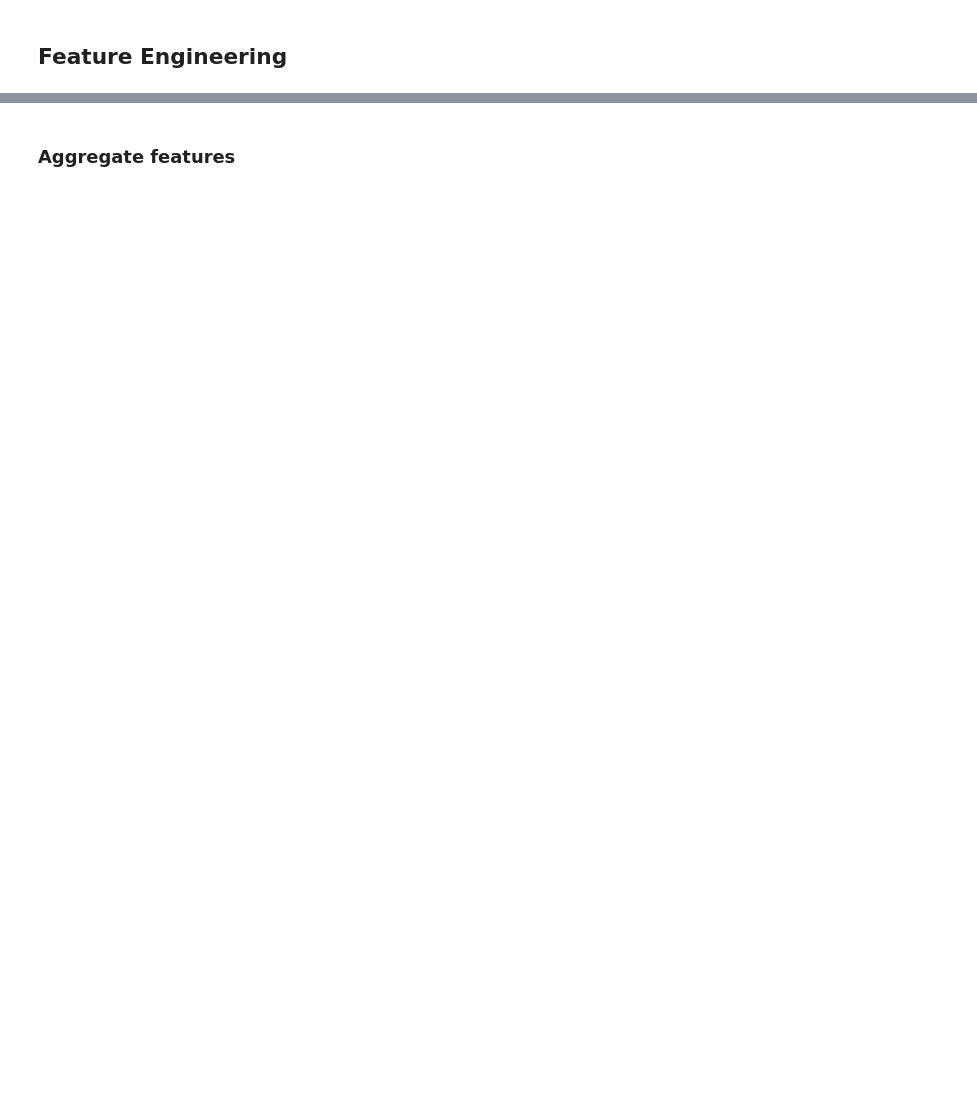
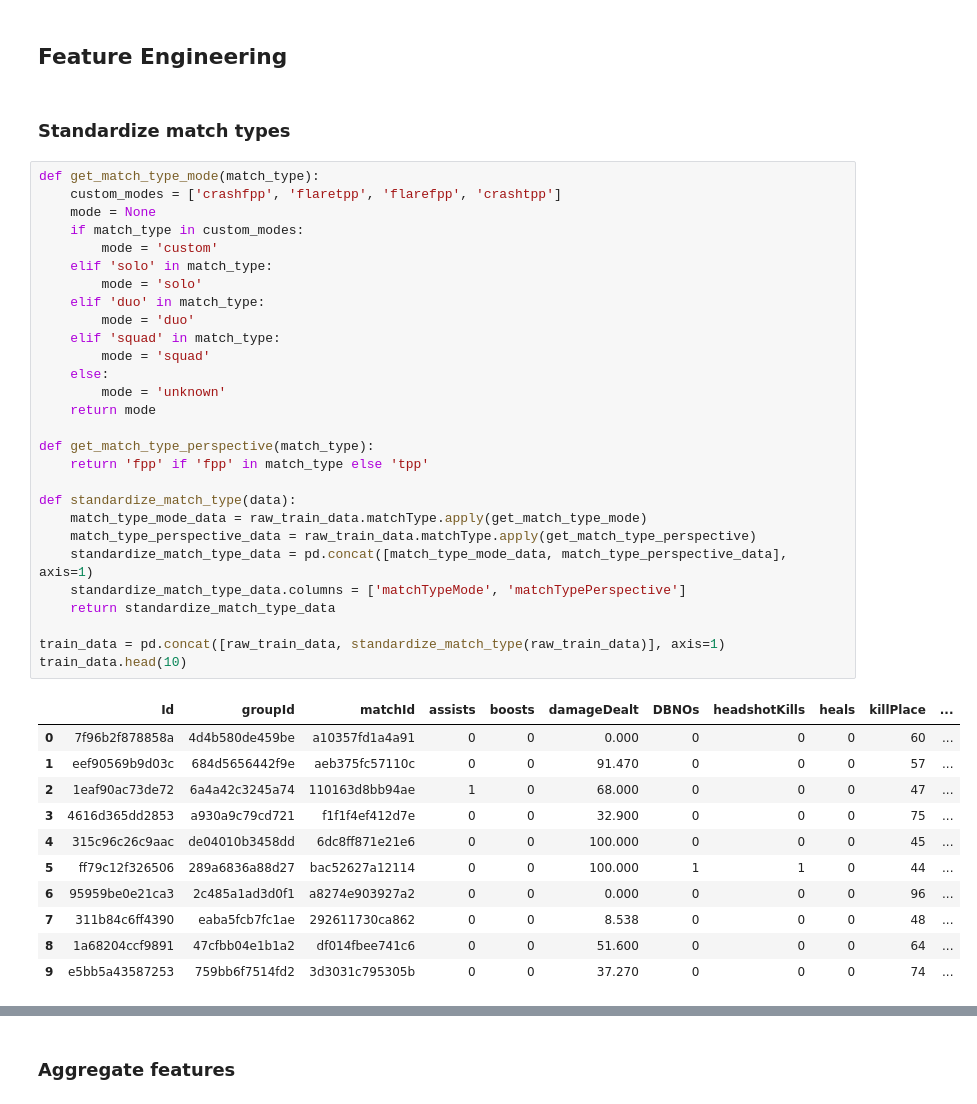
Before and after one commit to asafam/kaggle-pubg, a Jupyter notebook: nn_pubg_solution.ipynb, the cells around one changed output, grey strips where cells are left out. Saved outputs shown, nothing was run; the diff lists cells and outputs as text; blank space fills up the shorter version.

```diff
--- a/nn_pubg_solution.ipynb
+++ b/nn_pubg_solution.ipynb
@@ -139,3 +176,45 @@ raw_train_data[raw_train_data['matchId'] == '41a634f62f86b7']
 # %% [markdown]
 ## Feature Engineering
+# %% [markdown]
+### Standardize match types
+# %%
+def get_match_type_mode(match_type):
+    custom_modes = ['crashfpp', 'flaretpp', 'flarefpp', 'crashtpp']
+    mode = None
+    if match_type in custom_modes:
+        mode = 'custom'
+    elif 'solo' in match_type:
+        mode = 'solo'
+    elif 'duo' in match_type:
+        mode = 'duo'
+    elif 'squad' in match_type:
+        mode = 'squad'
+    else:
+        mode = 'unknown'
+    return mode
+
+def get_match_type_perspective(match_type):
+    return 'fpp' if 'fpp' in match_type else 'tpp'
+
+def standardize_match_type(data):
+    match_type_mode_data = raw_train_data.matchType.apply(get_match_type_mode)
+    match_type_perspective_data = raw_train_data.matchType.apply(get_match_type_perspective)
+    standardize_match_type_data = pd.concat([match_type_mode_data, match_type_perspective_data], axis=1)
+    standardize_match_type_data.columns = ['matchTypeMode', 'matchTypePerspective']
+    return standardize_match_type_data
+
+train_data = pd.concat([raw_train_data, standardize_match_type(raw_train_data)], axis=1)
+train_data.head(10)
+# %% [output]
+|  | Id | groupId | matchId | assists | boosts | damageDealt | DBNOs | headshotKills | heals | killPlace | ... |
+| 0 | 7f96b2f878858a | 4d4b580de459be | a10357fd1a4a91 | 0 | 0 | 0.000 | 0 | 0 | 0 | 60 | ... |
+| 1 | eef90569b9d03c | 684d5656442f9e | aeb375fc57110c | 0 | 0 | 91.470 | 0 | 0 | 0 | 57 | ... |
+| 2 | 1eaf90ac73de72 | 6a4a42c3245a74 | 110163d8bb94ae | 1 | 0 | 68.000 | 0 | 0 | 0 | 47 | ... |
+| 3 | 4616d365dd2853 | a930a9c79cd721 | f1f1f4ef412d7e | 0 | 0 | 32.900 | 0 | 0 | 0 | 75 | ... |
+| 4 | 315c96c26c9aac | de04010b3458dd | 6dc8ff871e21e6 | 0 | 0 | 100.000 | 0 | 0 | 0 | 45 | ... |
+| 5 | ff79c12f326506 | 289a6836a88d27 | bac52627a12114 | 0 | 0 | 100.000 | 1 | 1 | 0 | 44 | ... |
+| 6 | 95959be0e21ca3 | 2c485a1ad3d0f1 | a8274e903927a2 | 0 | 0 | 0.000 | 0 | 0 | 0 | 96 | ... |
+| 7 | 311b84c6ff4390 | eaba5fcb7fc1ae | 292611730ca862 | 0 | 0 | 8.538 | 0 | 0 | 0 | 48 | ... |
+| 8 | 1a68204ccf9891 | 47cfbb04e1b1a2 | df014fbee741c6 | 0 | 0 | 51.600 | 0 | 0 | 0 | 64 | ... |
+| 9 | e5bb5a43587253 | 759bb6f7514fd2 | 3d3031c795305b | 0 | 0 | 37.270 | 0 | 0 | 0 | 74 | ... |
 # %%
```
Also changed, not shown: parts of 22 cells of this notebook.
